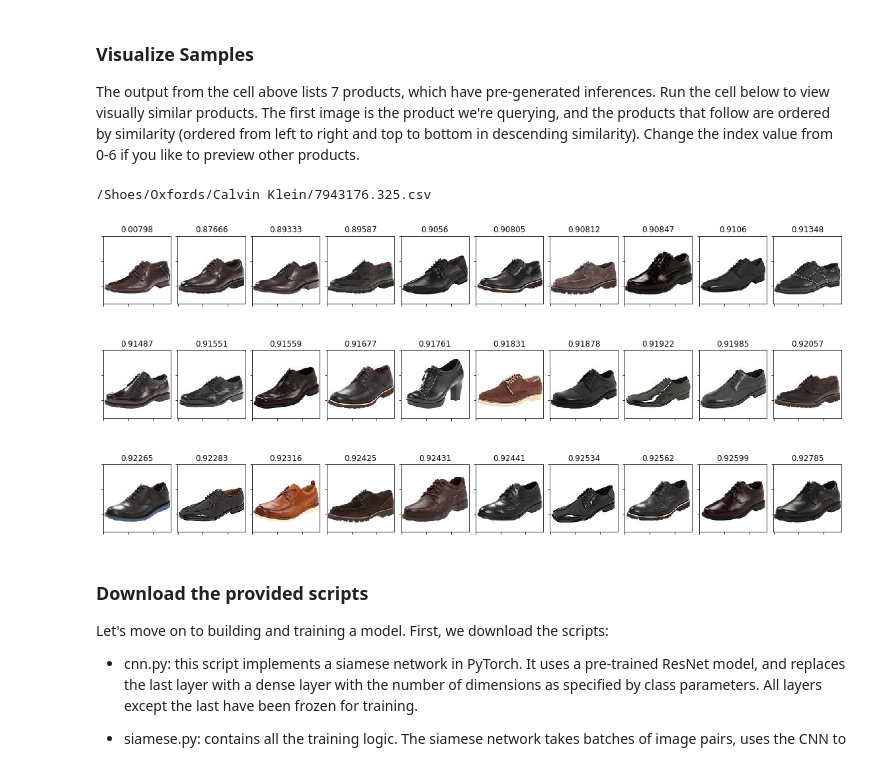
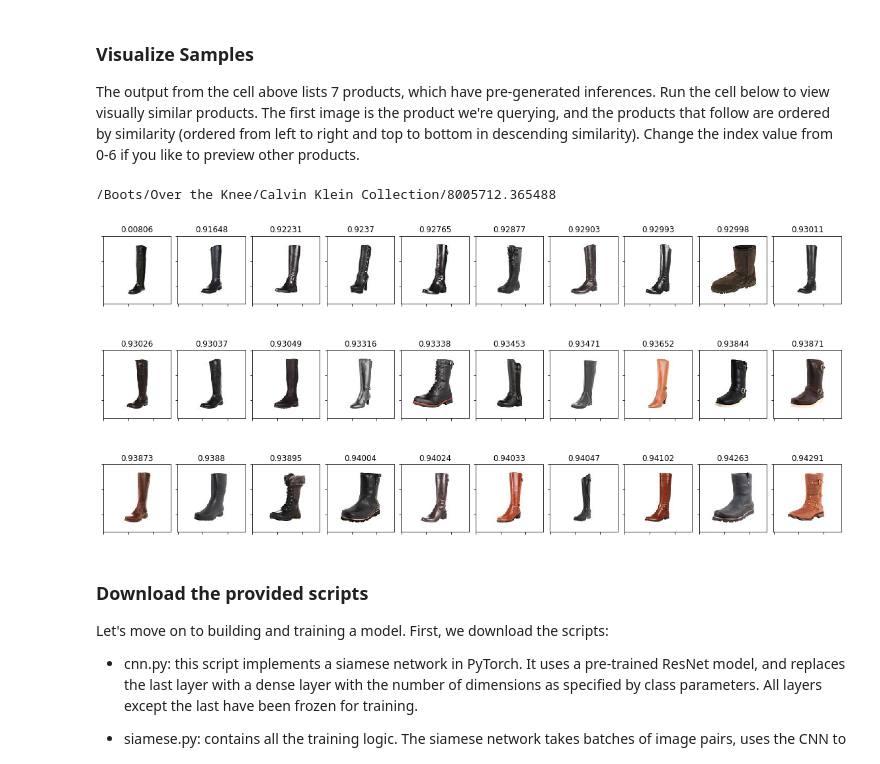
Before and after one commit to dylan-tong-aws/pytorch-image-similarity, a Jupyter notebook: notebooks/reinvent_pytorch_siamese_network.ipynb, the cells around one changed output. Cells and saved outputs as stored; diff of their text form; code cells hidden in the pictures.

```diff
--- a/notebooks/reinvent_pytorch_siamese_network.ipynb
+++ b/notebooks/reinvent_pytorch_siamese_network.ipynb
@@ -239,10 +239,10 @@ load_sample_outputs()
 
 The output from the cell above lists 7 products, which have pre-generated inferences. Run the cell below to view visually similar products. The first image is the product we're querying, and the products that follow are ordered by similarity (ordered from left to right and top to bottom in descending similarity). Change the index value from 0-6 if you like to preview other products.
 # %%
-display_similiar_products(SAMPLE_PRODUCTS[2])
+display_similiar_products(SAMPLE_PRODUCTS[3])
 # %% [output]
-/Shoes/Oxfords/Calvin Klein/7943176.325.csv
+/Boots/Over the Knee/Calvin Klein Collection/8005712.365488
-[figure, old version]
+[figure, new version]
 # %% [markdown]
 ### Download the provided scripts
 
```
Also changed, not shown: parts of 29 cells of this notebook.
